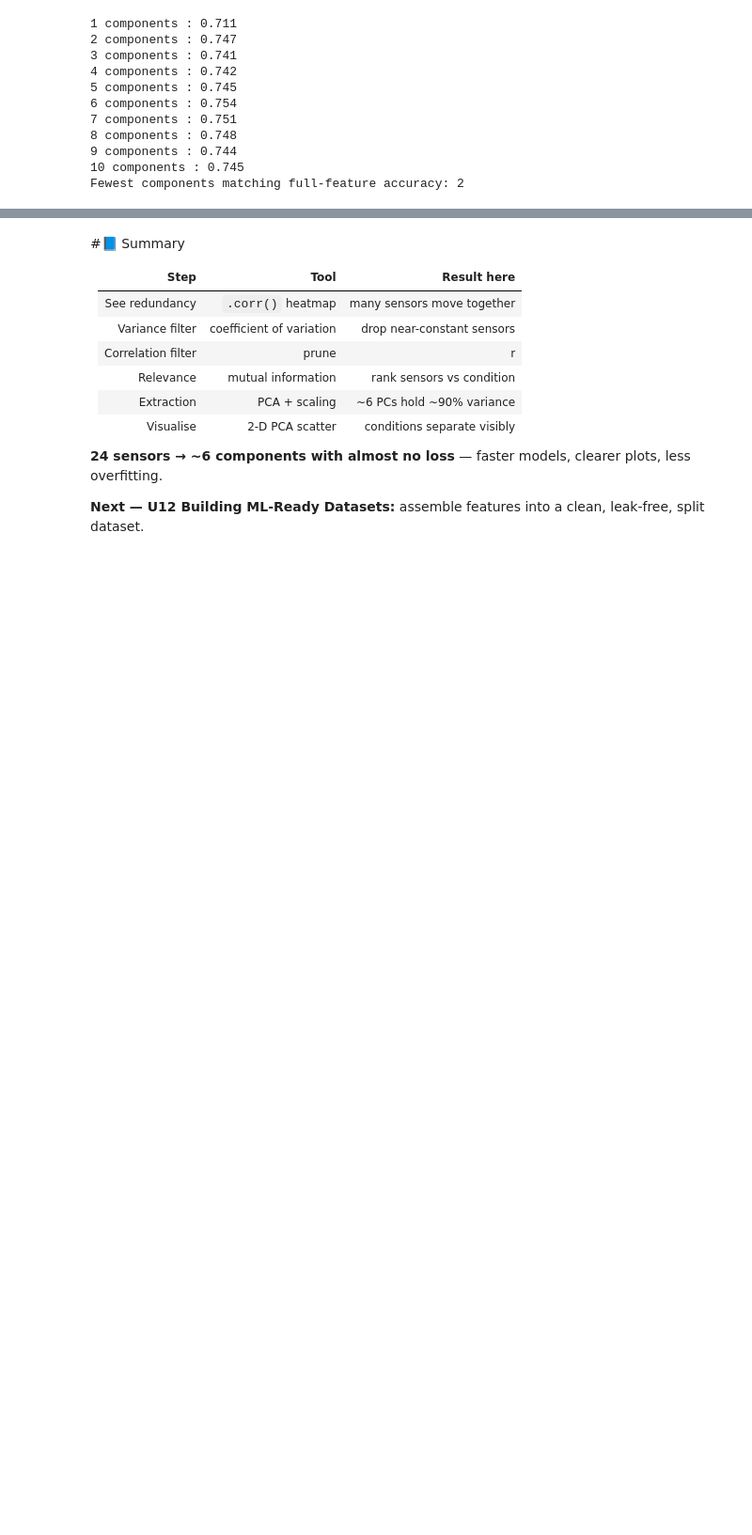
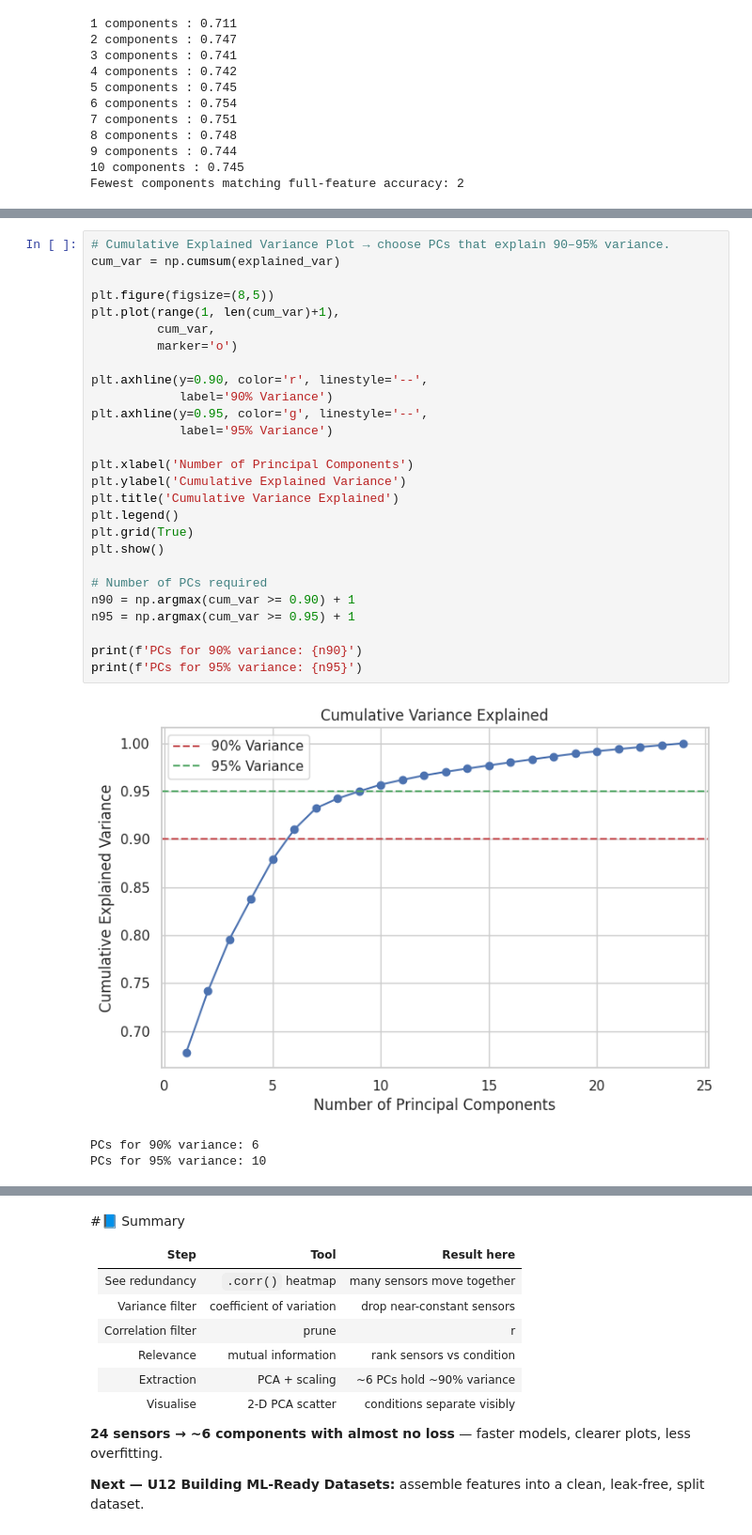
Before and after one commit to mvsubbarao-svecw/NASSCOM-AI-FDP, a Jupyter notebook: U11_Dimensionality_Reduction_Lab_Exercise.ipynb, the cells around one changed output, grey strips where cells are left out. Shown at 94% size. Drawn from its saved outputs; the diff is of its cells as text; blank space fills up the shorter version.

```diff
--- a/U11_Dimensionality_Reduction_Lab_Exercise.ipynb
+++ b/U11_Dimensionality_Reduction_Lab_Exercise.ipynb
@@ -408,0 +433,31 @@ Fewest components matching full-feature accuracy: 2
+# %%
+# Cumulative Explained Variance Plot → choose PCs that explain 90–95% variance.
+cum_var = np.cumsum(explained_var)
+
+plt.figure(figsize=(8,5))
+plt.plot(range(1, len(cum_var)+1),
+         cum_var,
+         marker='o')
+
+plt.axhline(y=0.90, color='r', linestyle='--',
+            label='90% Variance')
+plt.axhline(y=0.95, color='g', linestyle='--',
+            label='95% Variance')
+
+plt.xlabel('Number of Principal Components')
+plt.ylabel('Cumulative Explained Variance')
+plt.title('Cumulative Variance Explained')
+plt.legend()
+plt.grid(True)
+plt.show()
+
+# Number of PCs required
+n90 = np.argmax(cum_var >= 0.90) + 1
+n95 = np.argmax(cum_var >= 0.95) + 1
+
+print(f'PCs for 90% variance: {n90}')
+print(f'PCs for 95% variance: {n95}')
+# %% [output]
+[figure, added]
+PCs for 90% variance: 6
+PCs for 95% variance: 10
```
Also changed, not shown: parts of 2 cells of this notebook.
